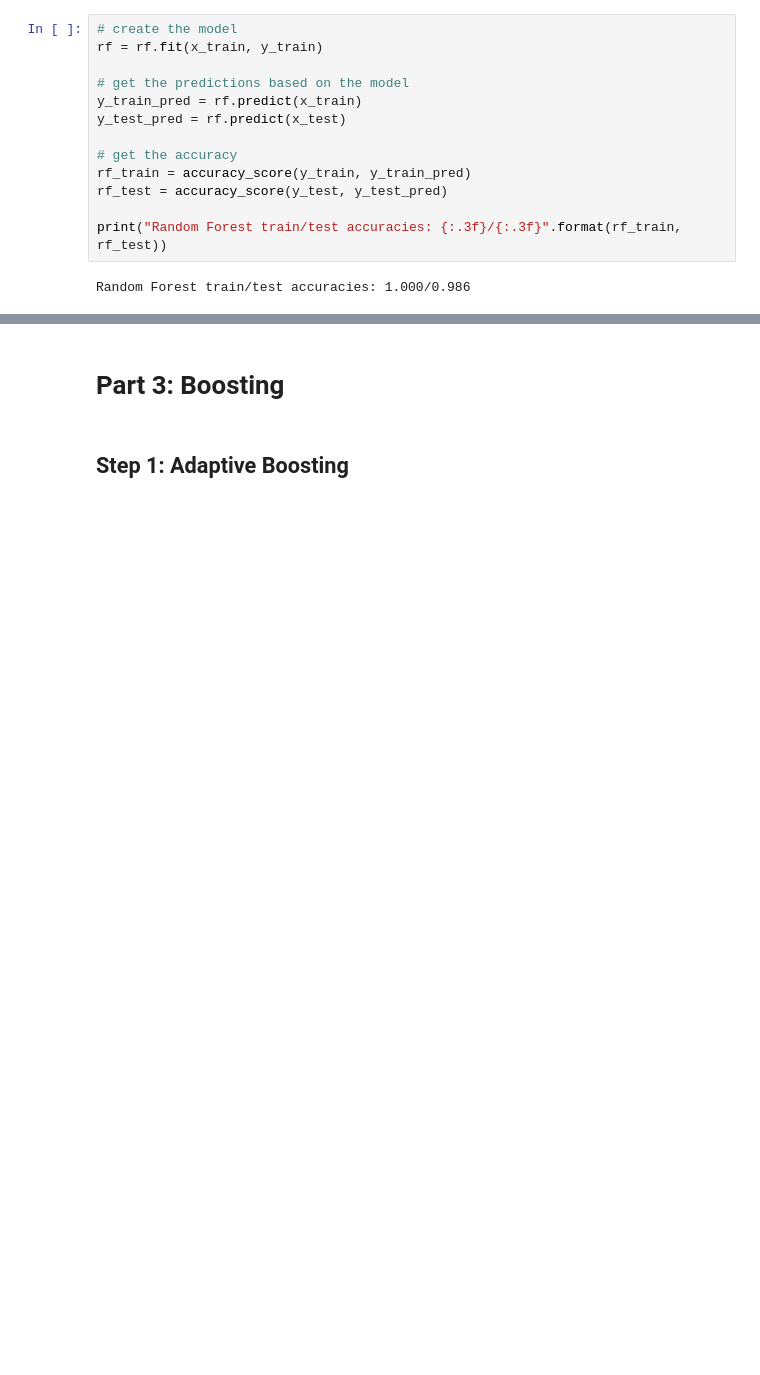
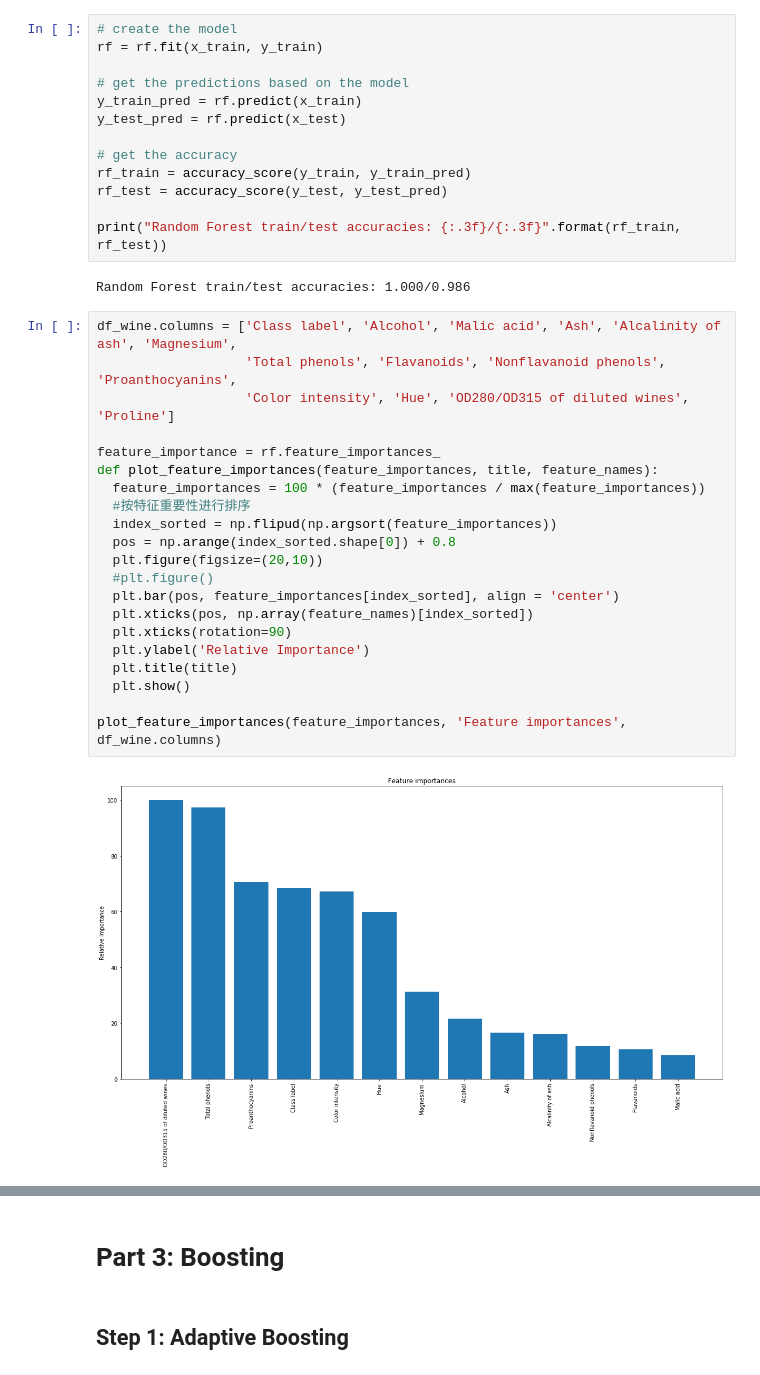
Before and after one commit to xslittlemaggie/Deep-Learning-Machine-Learning-Projects, a Jupyter notebook: Random_Forest_&_Decision_Tree_LH.ipynb, the cells around one changed output, grey strips where cells are left out. Drawn from its saved outputs; the diff is of its cells as text; blank space fills up the shorter version.

```diff
--- a/Random_Forest_&_Decision_Tree_LH.ipynb
+++ b/Random_Forest_&_Decision_Tree_LH.ipynb
@@ -192,3 +179,26 @@ rf_test = accuracy_score(y_test, y_test_pred)
 print("Random Forest train/test accuracies: {:.3f}/{:.3f}".format(rf_train, rf_test))
 # %% [output]
 Random Forest train/test accuracies: 1.000/0.986
+# %%
+df_wine.columns = ['Class label', 'Alcohol', 'Malic acid', 'Ash', 'Alcalinity of ash', 'Magnesium',
+                   'Total phenols', 'Flavanoids', 'Nonflavanoid phenols', 'Proanthocyanins',
+                   'Color intensity', 'Hue', 'OD280/OD315 of diluted wines', 'Proline']
+
+feature_importance = rf.feature_importances_
+def plot_feature_importances(feature_importances, title, feature_names):
+  feature_importances = 100 * (feature_importances / max(feature_importances))
+  #按特征重要性进行排序
+  index_sorted = np.flipud(np.argsort(feature_importances))
+  pos = np.arange(index_sorted.shape[0]) + 0.8
+  plt.figure(figsize=(20,10))
+  #plt.figure()
+  plt.bar(pos, feature_importances[index_sorted], align = 'center')
+  plt.xticks(pos, np.array(feature_names)[index_sorted])
+  plt.xticks(rotation=90)
+  plt.ylabel('Relative Importance')
+  plt.title(title)
+  plt.show()
+
+plot_feature_importances(feature_importances, 'Feature importances', df_wine.columns)
+# %% [output]
+[figure, added]
```
Also changed, not shown: parts of 15 cells of this notebook.
